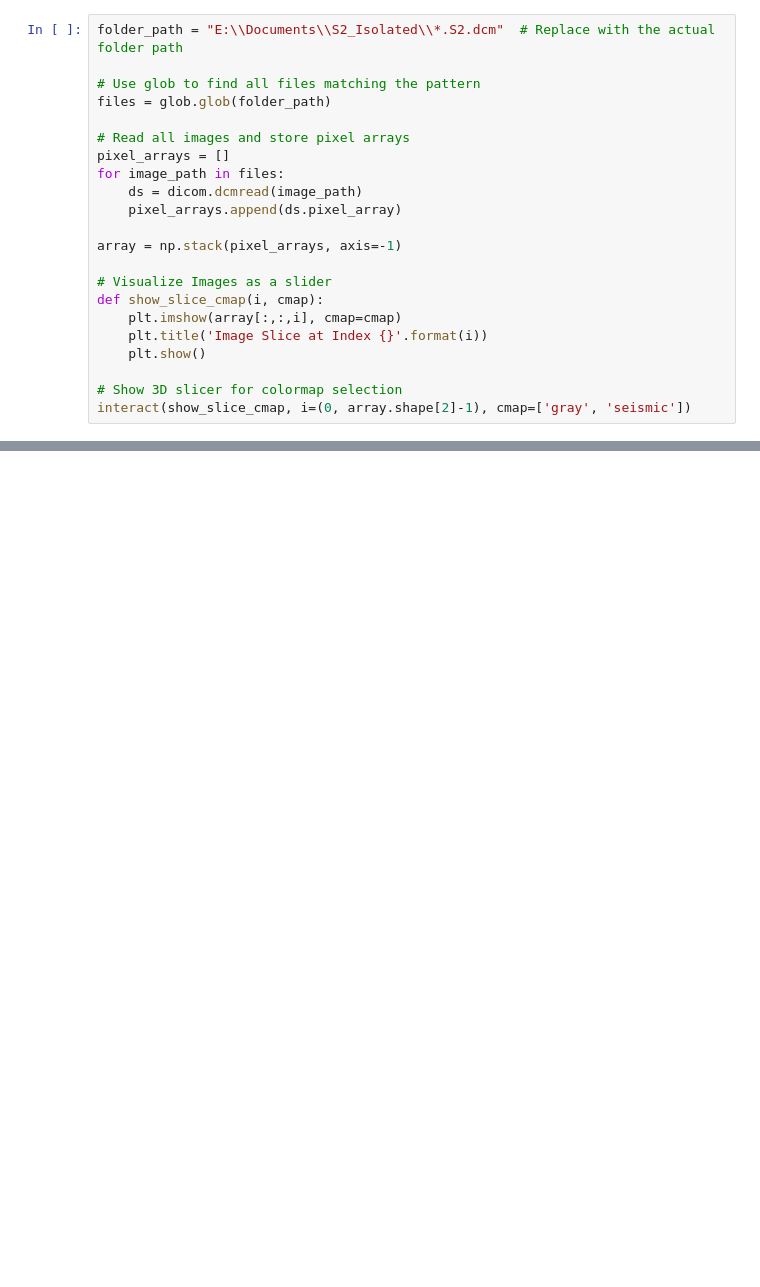
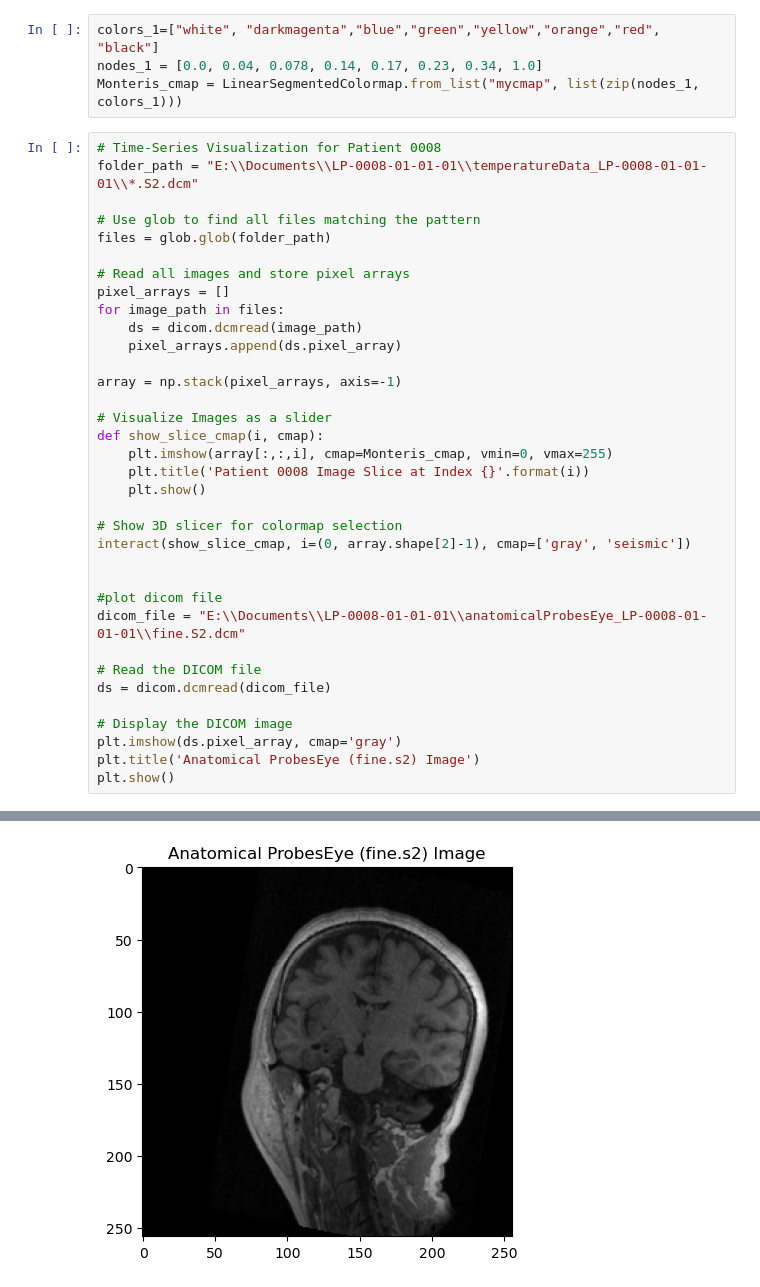
Before and after one commit to elisedl1/MRI-Thermometry-Prediction, a Jupyter notebook: timeseries_visualization.ipynb, the cells around one changed output, grey strips where cells are left out. Saved outputs shown, nothing was run; the diff lists cells and outputs as text; blank space fills up the shorter version.

Commit message:
monteris cmap added

```diff
--- a/timeseries_visualization.ipynb
+++ b/timeseries_visualization.ipynb
@@ -12,8 +13,13 @@ import numpy as np
 
 import pydicom as dicom
 import glob
+# %%
+colors_1=["white", "darkmagenta","blue","green","yellow","orange","red", "black"]
+nodes_1 = [0.0, 0.04, 0.078, 0.14, 0.17, 0.23, 0.34, 1.0]
+Monteris_cmap = LinearSegmentedColormap.from_list("mycmap", list(zip(nodes_1, colors_1)))
 # %%
-folder_path = "E:\\Documents\\S2_Isolated\\*.S2.dcm"  # Replace with the actual folder path
+# Time-Series Visualization for Patient 0008
+folder_path = "E:\\Documents\\LP-0008-01-01-01\\temperatureData_LP-0008-01-01-01\\*.S2.dcm"
 
 # Use glob to find all files matching the pattern
 files = glob.glob(folder_path)
@@ -28,10 +34,22 @@ array = np.stack(pixel_arrays, axis=-1)
 
 # Visualize Images as a slider
 def show_slice_cmap(i, cmap):
-    plt.imshow(array[:,:,i], cmap=cmap)
-    plt.title('Image Slice at Index {}'.format(i))
+    plt.imshow(array[:,:,i], cmap=Monteris_cmap, vmin=0, vmax=255)
+    plt.title('Patient 0008 Image Slice at Index {}'.format(i))
     plt.show()
 
 # Show 3D slicer for colormap selection
 interact(show_slice_cmap, i=(0, array.shape[2]-1), cmap=['gray', 'seismic'])
+
+
+#plot dicom file
+dicom_file = "E:\\Documents\\LP-0008-01-01-01\\anatomicalProbesEye_LP-0008-01-01-01\\fine.S2.dcm"
+
+# Read the DICOM file
+ds = dicom.dcmread(dicom_file)
+
+# Display the DICOM image
+plt.imshow(ds.pixel_array, cmap='gray')
+plt.title('Anatomical ProbesEye (fine.s2) Image')
+plt.show()
 # %% [output]
@@ -39,0 +57 @@ interactive(children=(IntSlider(value=39, description='i', max=78), Dropdown(des
+[figure, added]
```
Also changed, not shown: parts of 5 cells of this notebook.
